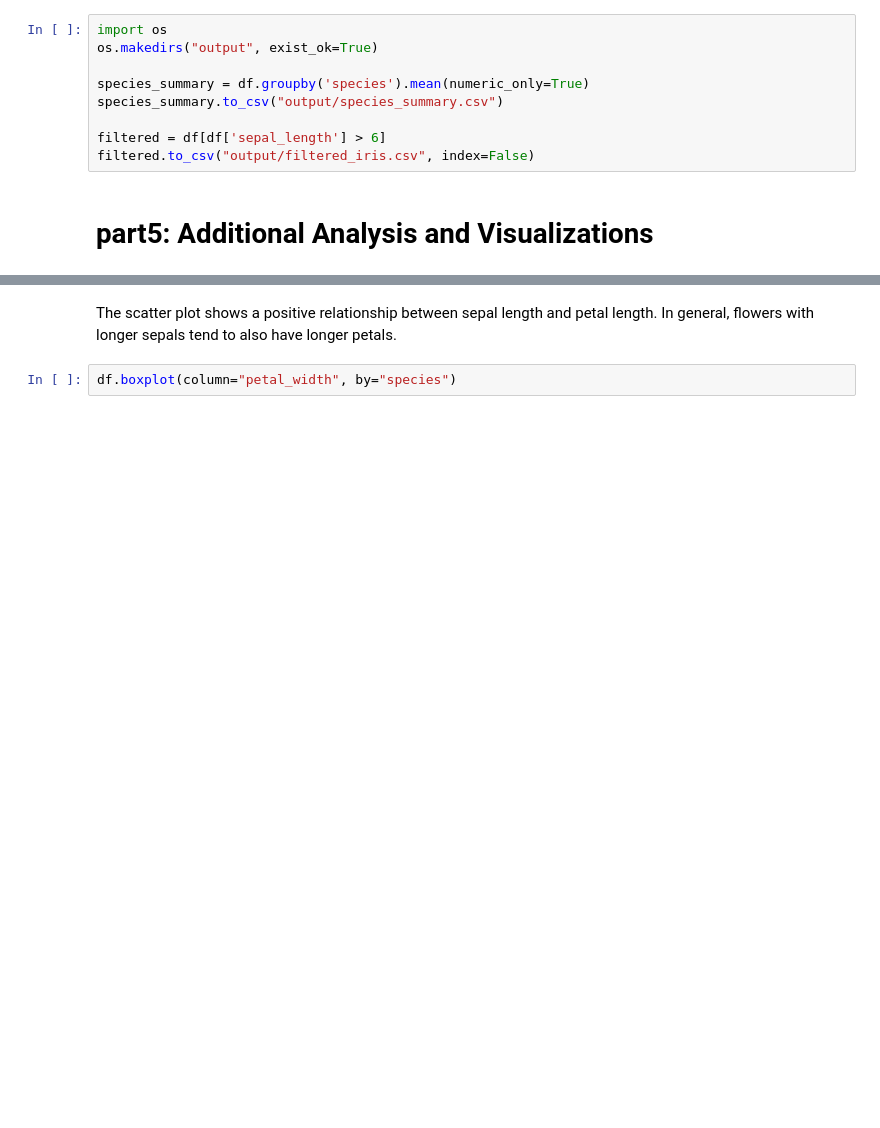
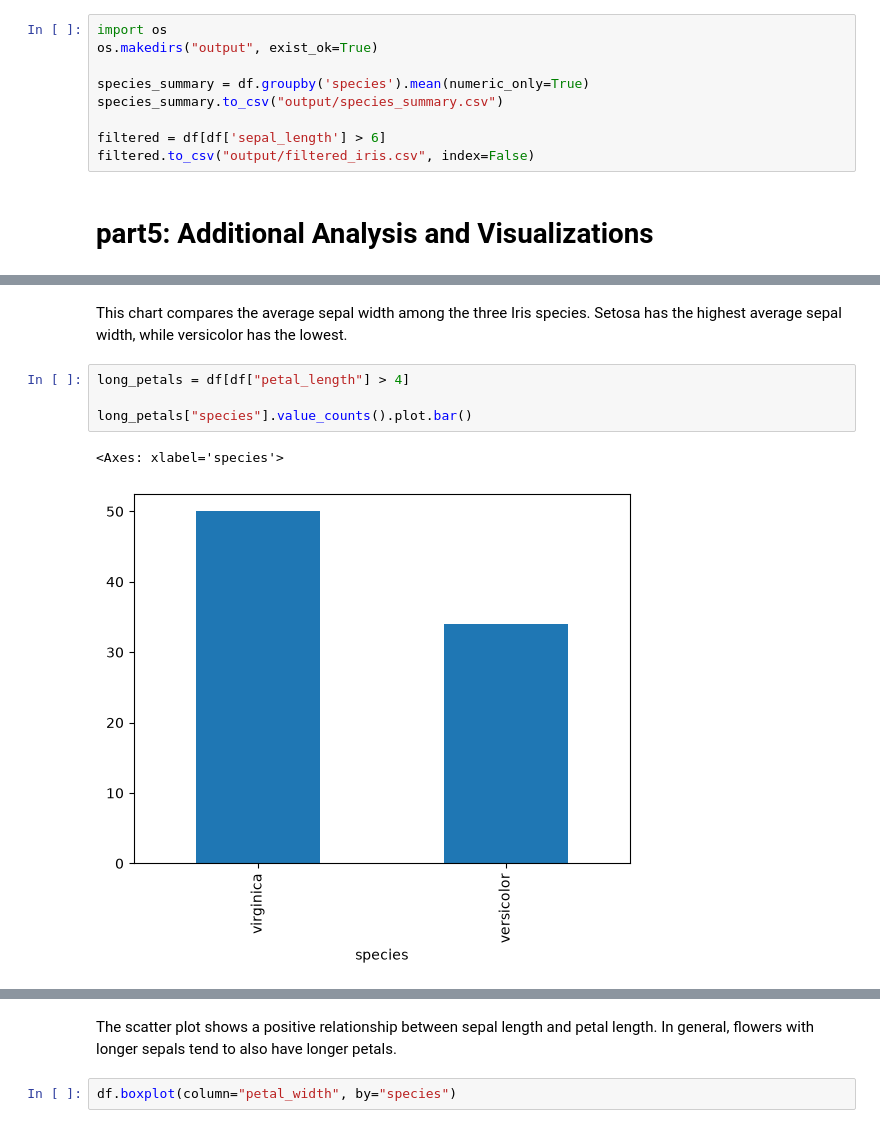
Before and after one commit to Abdulelah-anze/iris-analysis, a Jupyter notebook: iris_analysis.ipynb, the cells around one changed output, grey strips where cells are left out. Drawn from its saved outputs; the diff is of its cells as text; blank space fills up the shorter version.

```diff
--- a/iris_analysis.ipynb
+++ b/iris_analysis.ipynb
@@ -215,0 +216,9 @@ The histogram shows the distribution of sepal length values in the dataset. Most
+# %% [markdown]
+This chart compares the average sepal width among the three Iris species. Setosa has the highest average sepal width, while versicolor has the lowest.
+# %%
+long_petals = df[df["petal_length"] > 4]
+
+long_petals["species"].value_counts().plot.bar()
+# %% [output]
+<Axes: xlabel='species'>
+[figure, added]
```
Also changed, not shown: parts of 8 cells of this notebook, 1 other file.
